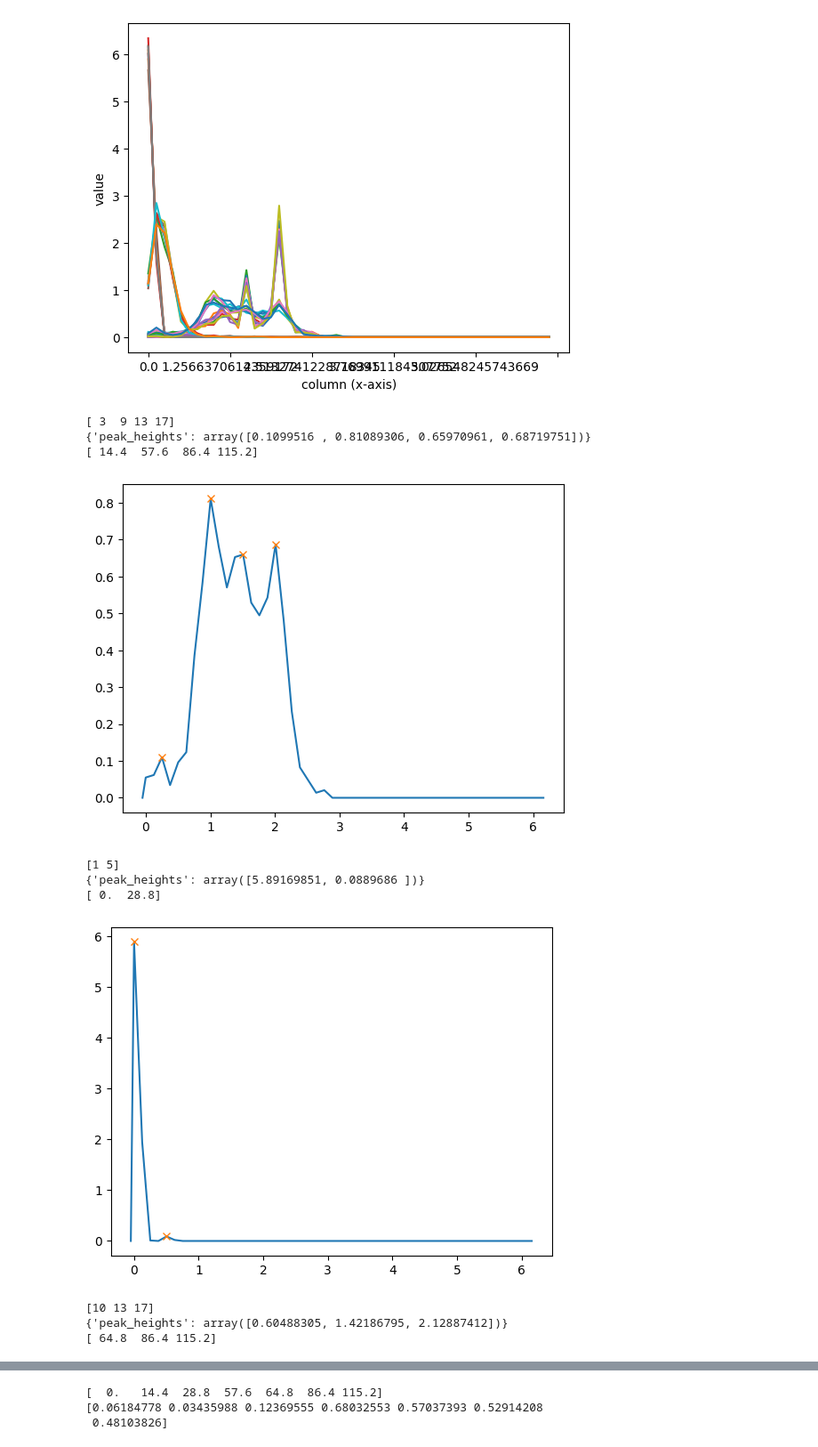
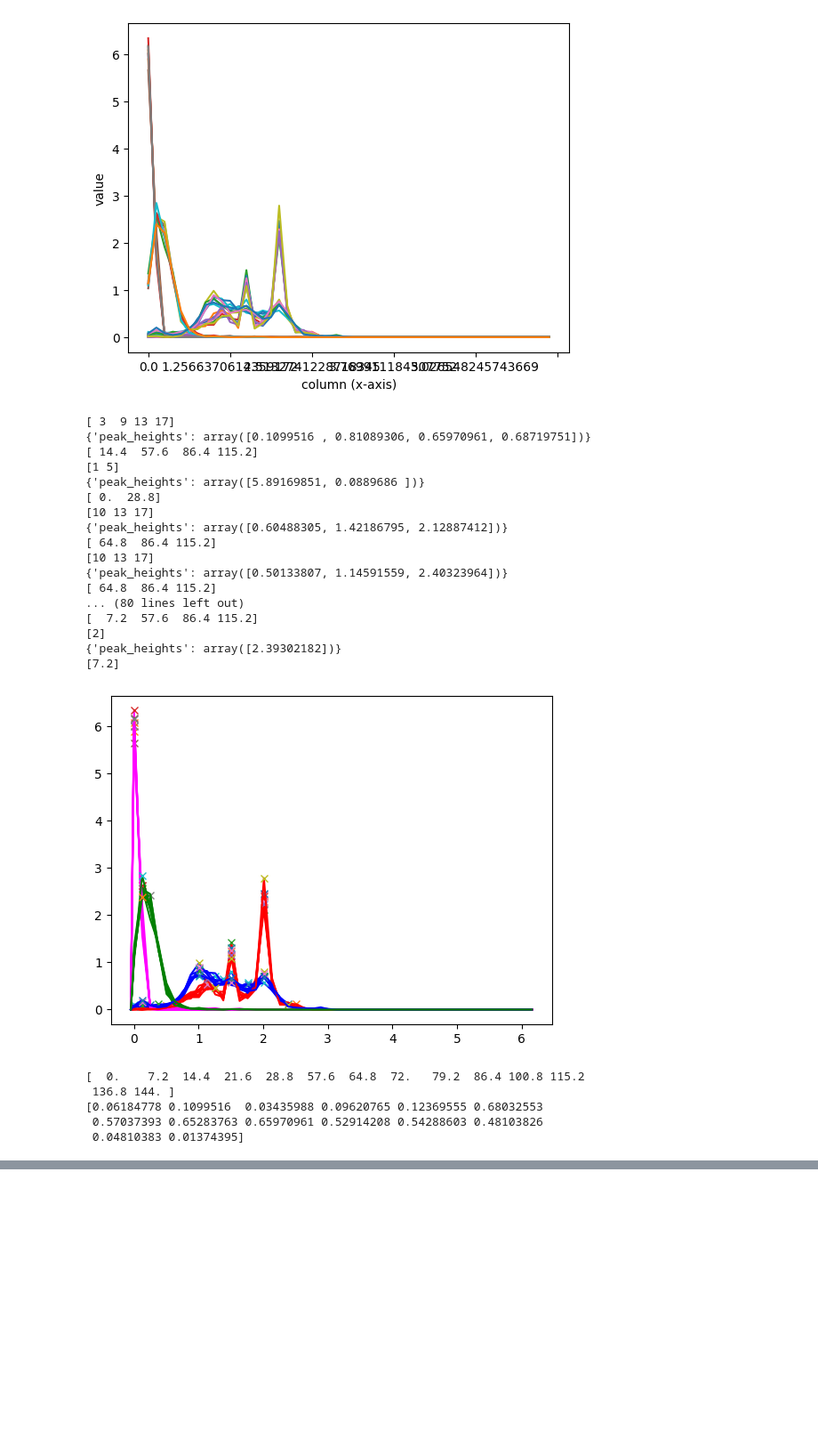
Before and after one commit to OljaOctagon/MagneticParticles, a Jupyter notebook: rigid_magnetic/orientation_classificiation.ipynb, the cells around one changed output, grey strips where cells are left out. Shown at 89% size. Drawn from its saved outputs; the diff is of its cells as text; code cells hidden in the pictures; blank space fills up the shorter version.

```diff
--- a/rigid_magnetic/orientation_classificiation.ipynb
+++ b/rigid_magnetic/orientation_classificiation.ipynb
@@ -29,37 +29,54 @@ df_result = df.iloc[:,-3:]
 Y = df_trim.values.astype(float)
 X = df_trim.columns.values.astype(float)
 X = np.insert(X,0,-0.05)
+label = df["lambda"] + df["shift"]
+
+color_dict = { 100.4:'red', 10.4: 'blue', 100 : 'magenta', 10 :'green'}
 # %%
 from scipy.signal import find_peaks
 all_peaks=[]
-for y in Y[:3]:
+for y,li in zip(Y,label):
     y = np.insert(y,0,0)
     peaks, heights = find_peaks(y, height=0.05)
 
     all_peaks.extend(peaks)
     print(peaks)
     print(heights)
     print(X[peaks]*180/np.pi)
-    fig,ax = plt.subplots()
-    plt.plot(X,y)
+    #fig,ax = plt.subplots()
+    plt.plot(X,y,c=color_dict[li])
     plt.plot(X[peaks],y[peaks], "x")
-    plt.show()
+
+
+plt.show()
 
 
 all_peaks = np.array(all_peaks)
 all_unique_peaks = np.unique(all_peaks)
 
 print(X[all_unique_peaks]*180/np.pi)
 print(Y[0][all_unique_peaks])
 # %% [output]
 [ 3  9 13 17]
 {'peak_heights': array([0.1099516 , 0.81089306, 0.65970961, 0.68719751])}
 [ 14.4  57.6  86.4 115.2]
+[1 5]
+{'peak_heights': array([5.89169851, 0.0889686 ])}
+[ 0.  28.8]
+[10 13 17]
+{'peak_heights': array([0.60488305, 1.42186795, 2.12887412])}
+[ 64.8  86.4 115.2]
+[10 13 17]
+{'peak_heights': array([0.50133807, 1.14591559, 2.40323964])}
+[ 64.8  86.4 115.2]
+... (80 lines left out)
+[  7.2  57.6  86.4 115.2]
+[2]
+{'peak_heights': array([2.39302182])}
+[7.2]
-[figure, old version]
+[figure, new version]
-[1 5]
-{'peak_heights': array([5.89169851, 0.0889686 ])}
-[ 0.  28.8]
+[  0.    7.2  14.4  21.6  28.8  57.6  64.8  72.   79.2  86.4 100.8 115.2
+ 136.8 144. ]
+[0.06184778 0.1099516  0.03435988 0.09620765 0.12369555 0.68032553
+ 0.57037393 0.65283763 0.65970961 0.52914208 0.54288603 0.48103826
+ 0.04810383 0.01374395]
-[figure, removed]
-[10 13 17]
-{'peak_heights': array([0.60488305, 1.42186795, 2.12887412])}
-[ 64.8  86.4 115.2]
@@ -67,6 +83,3 @@ print(Y[0][all_unique_peaks])
-[  0.   14.4  28.8  57.6  64.8  86.4 115.2]
-[0.06184778 0.03435988 0.12369555 0.68032553 0.57037393 0.52914208
- 0.48103826]
 # %%
 dir="/Users/ada/Documents/github_repos/magnetic_particles/MagneticParticles/rigid_magnetic/example_data"
 filen="MAG2P_nbonded-2025-3-13-15:3:59.pickle"
```
Also changed, not shown: parts of 10 cells of this notebook.
